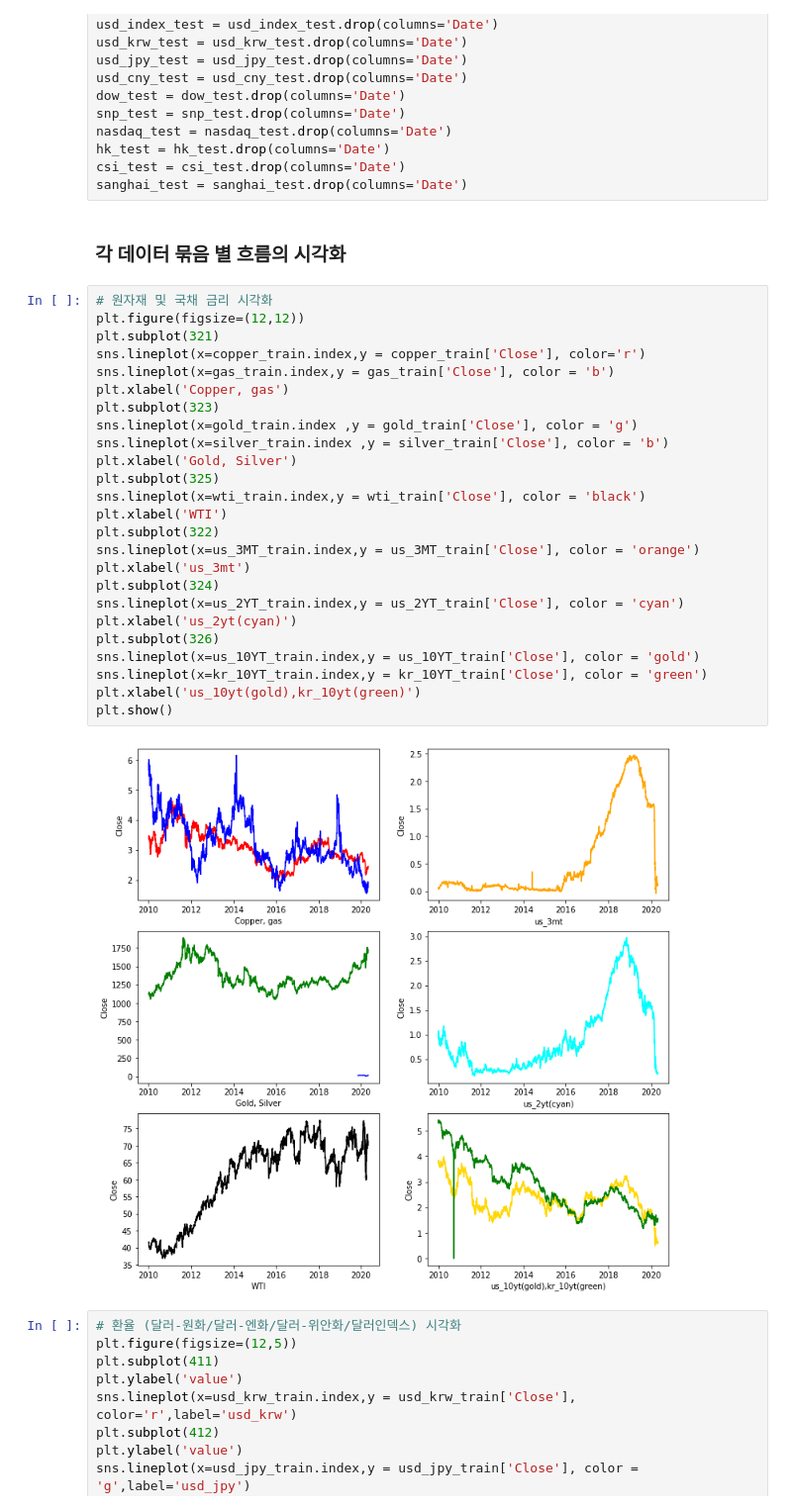
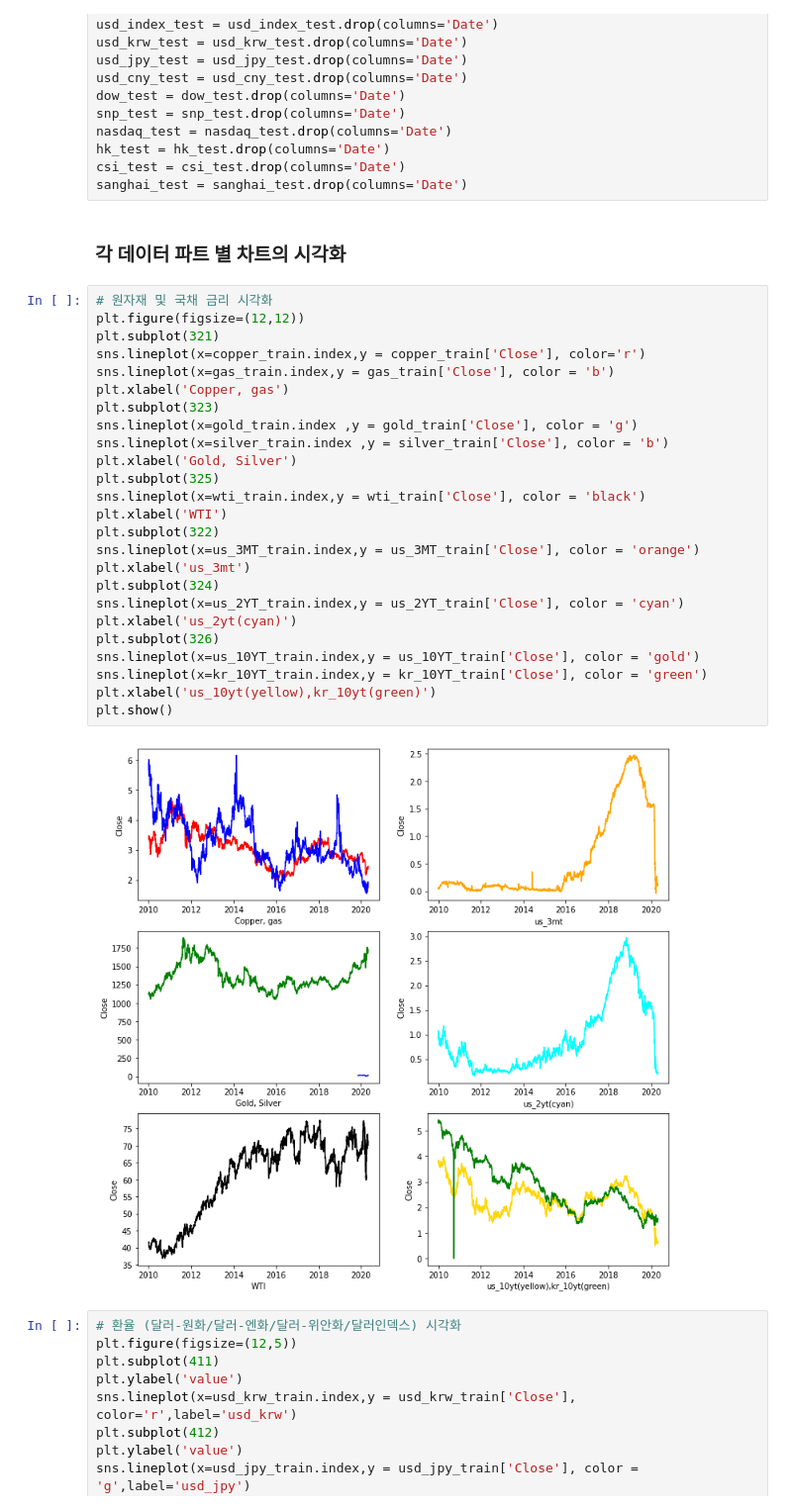
Before and after one commit to DongGuk-Seo/Yeardream, a Jupyter notebook: Project_Modeling/Project_Kospi_Price_Prediction.ipynb, the cells around one changed output. Shown at 99% size. Cells and saved outputs as stored; diff of their text form.

```diff
--- a/Project_Modeling/Project_Kospi_Price_Prediction.ipynb
+++ b/Project_Modeling/Project_Kospi_Price_Prediction.ipynb
@@ -278,34 +308,34 @@ hk_test = hk_test.drop(columns='Date')
 csi_test = csi_test.drop(columns='Date')
 sanghai_test = sanghai_test.drop(columns='Date')
 # %% [markdown]
-### 각 데이터 묶음 별 흐름의 시각화
+### 각 데이터 파트 별 차트의 시각화
 # %%
 # 원자재 및 국채 금리 시각화
 plt.figure(figsize=(12,12))
 plt.subplot(321)
 sns.lineplot(x=copper_train.index,y = copper_train['Close'], color='r')
 sns.lineplot(x=gas_train.index,y = gas_train['Close'], color = 'b')
 plt.xlabel('Copper, gas')
 plt.subplot(323)
 sns.lineplot(x=gold_train.index ,y = gold_train['Close'], color = 'g')
 sns.lineplot(x=silver_train.index ,y = silver_train['Close'], color = 'b')
 plt.xlabel('Gold, Silver')
 plt.subplot(325)
 sns.lineplot(x=wti_train.index,y = wti_train['Close'], color = 'black')
 plt.xlabel('WTI')
 plt.subplot(322)
 sns.lineplot(x=us_3MT_train.index,y = us_3MT_train['Close'], color = 'orange')
 plt.xlabel('us_3mt')
 plt.subplot(324)
 sns.lineplot(x=us_2YT_train.index,y = us_2YT_train['Close'], color = 'cyan')
 plt.xlabel('us_2yt(cyan)')
 plt.subplot(326)
 sns.lineplot(x=us_10YT_train.index,y = us_10YT_train['Close'], color = 'gold')
 sns.lineplot(x=kr_10YT_train.index,y = kr_10YT_train['Close'], color = 'green')
-plt.xlabel('us_10yt(gold),kr_10yt(green)')
+plt.xlabel('us_10yt(yellow),kr_10yt(green)')
 plt.show()
 # %% [output]
-[figure, old version]
+[figure, new version]
 # %%
 # 환율 (달러-원화/달러-엔화/달러-위안화/달러인덱스) 시각화
 plt.figure(figsize=(12,5))
```
Also changed, not shown: parts of 26 cells of this notebook.
